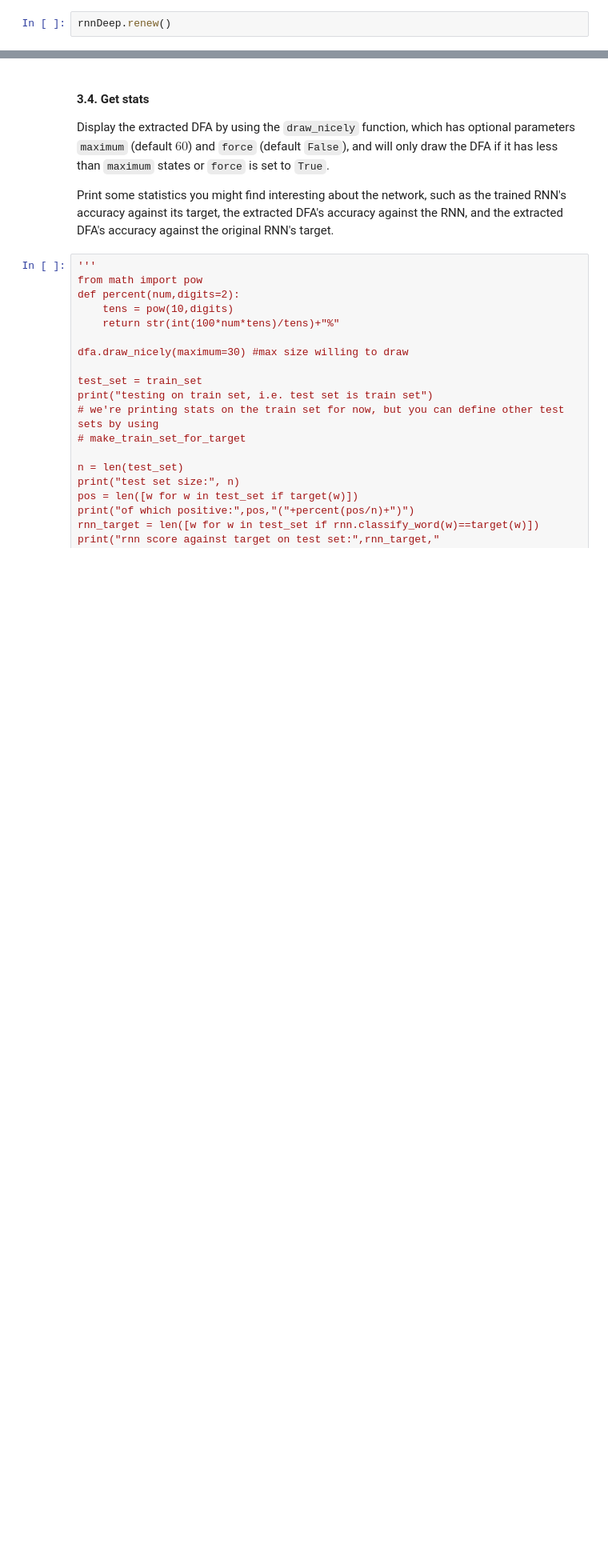
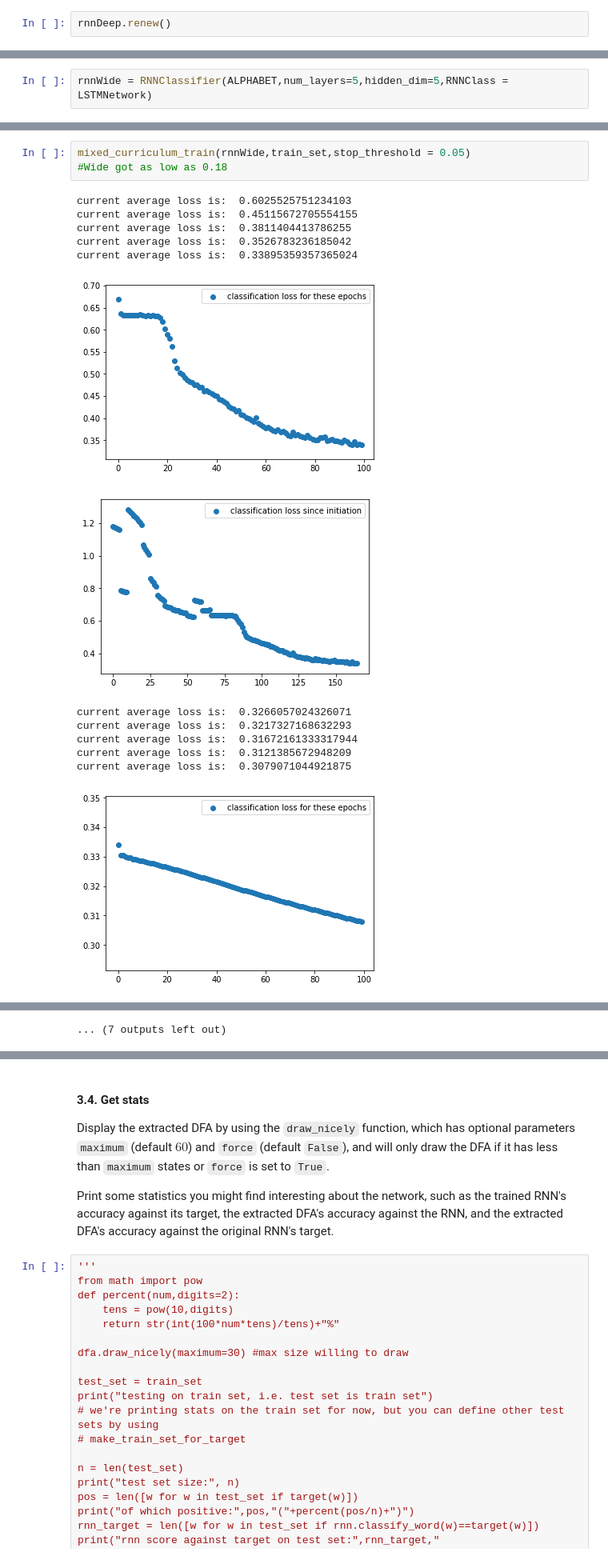
Before and after one commit to Jaisinghani/AutomataFromRNN, a Jupyter notebook: decodeCyphertest.ipynb, the cells around one changed output, grey strips where cells are left out. Shown at 80% size. Cells and saved outputs as stored; diff of their text form; blank space fills up the shorter version.

```diff
--- a/decodeCyphertest.ipynb
+++ b/decodeCyphertest.ipynb
@@ -134,0 +222,2 @@ dfa = extract(rnnSmall,time_limit = 600, initial_split_depth = 10, starting_exam
+# %%
+rnnWide = RNNClassifier(ALPHABET,num_layers=5,hidden_dim=5,RNNClass = LSTMNetwork)
@@ -134,0 +228,17 @@ dfa = extract(rnnSmall,time_limit = 600, initial_split_depth = 10, starting_exam
+# %%
+mixed_curriculum_train(rnnWide,train_set,stop_threshold = 0.05)
+#Wide got as low as 0.18
+# %% [output]
+current average loss is:  0.6025525751234103
+current average loss is:  0.45115672705554155
+current average loss is:  0.3811404413786255
+current average loss is:  0.3526783236185042
+current average loss is:  0.33895359357365024
+[figure, added]
+[figure, added]
+current average loss is:  0.3266057024326071
+current average loss is:  0.3217327168632293
+current average loss is:  0.31672161333317944
+current average loss is:  0.3121385672948209
+current average loss is:  0.3079071044921875
+[figure, added]
@@ -134,0 +260 @@ dfa = extract(rnnSmall,time_limit = 600, initial_split_depth = 10, starting_exam
+... (7 outputs left out)
```
Also changed, not shown: parts of 20 cells of this notebook.
